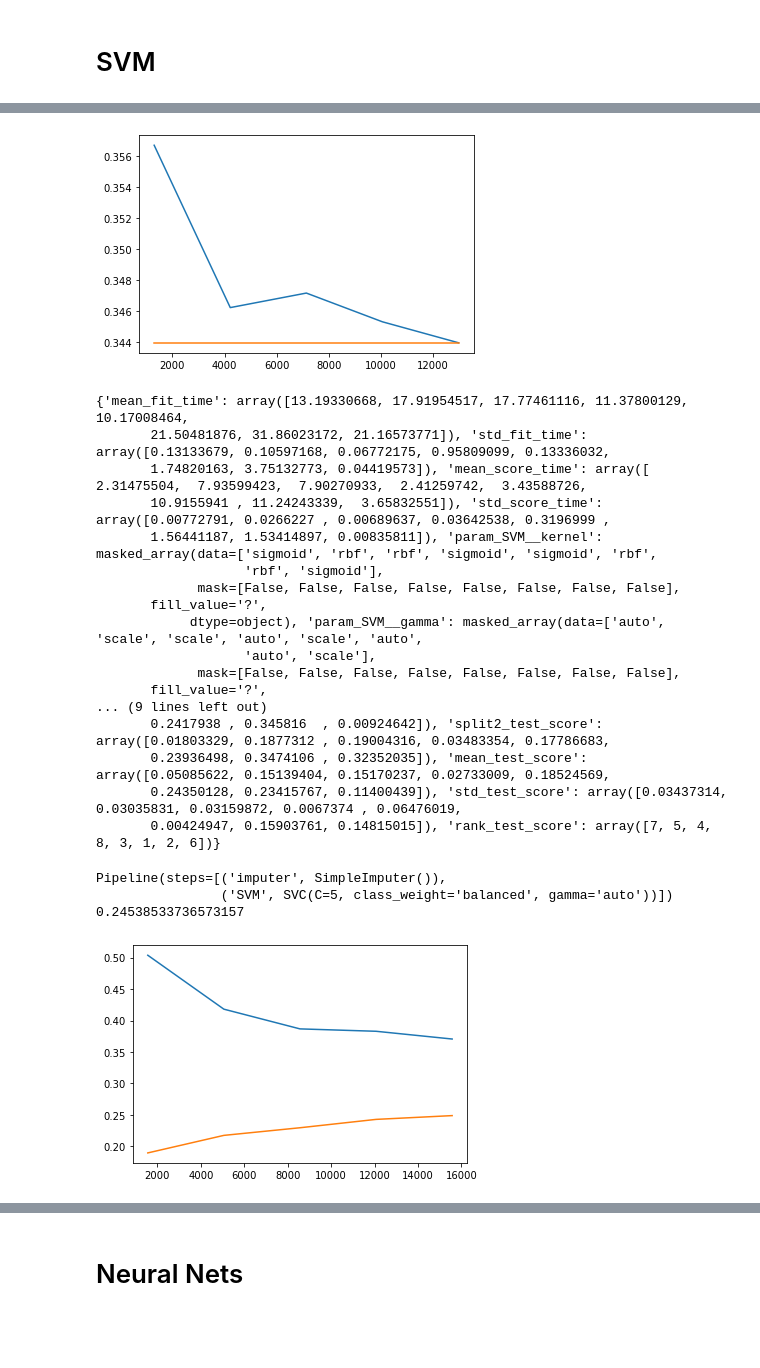
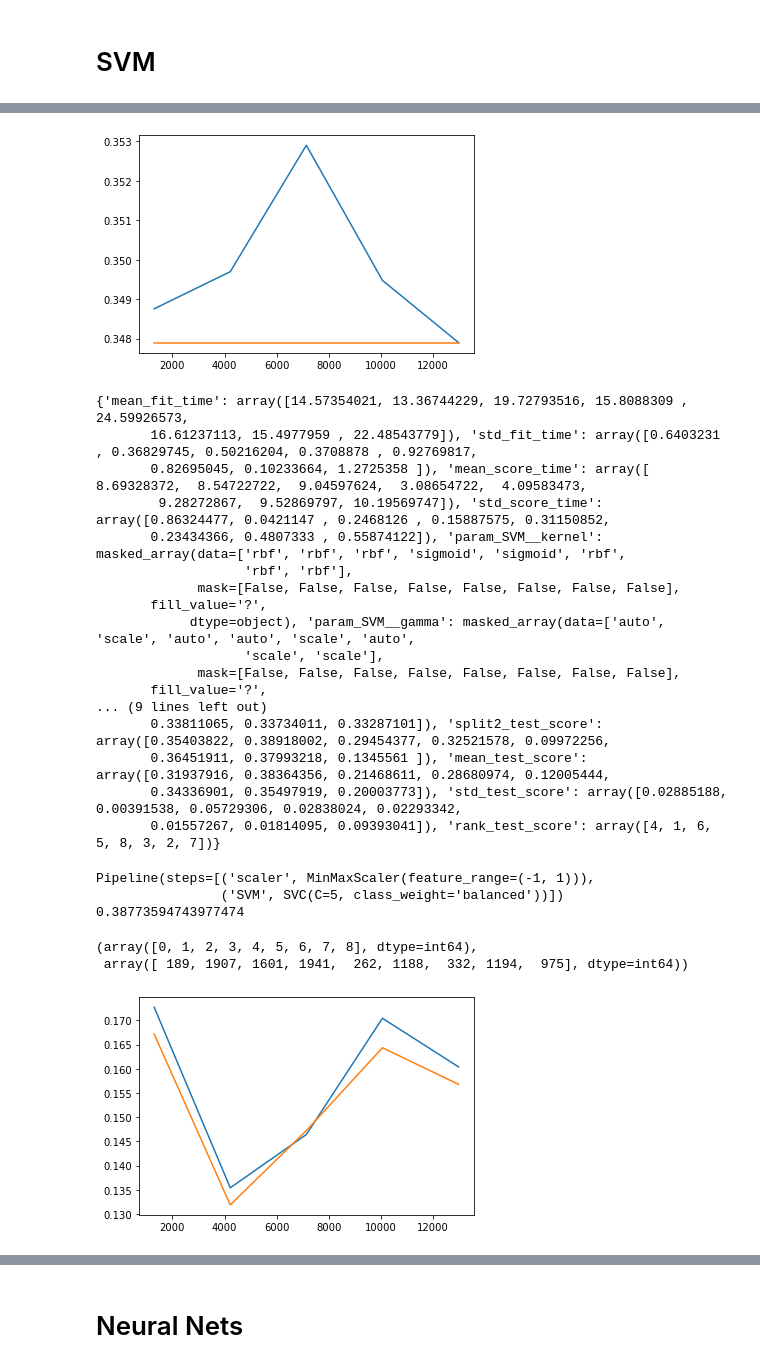
Before and after one commit to WilsJT/Self-Driving, a Jupyter notebook: test.ipynb, the cells around one changed output, grey strips where cells are left out. Cells and saved outputs as stored; diff of their text form; code cells hidden in the pictures; blank space fills up the shorter version.

Commit message:
updated test notebook and reuploaded data

```diff
--- a/test.ipynb
+++ b/test.ipynb
@@ -18,7 +17,7 @@ from sklearn.pipeline import Pipeline
 from sklearn.preprocessing import MinMaxScaler
 from sklearn.model_selection import StratifiedKFold, GridSearchCV, RandomizedSearchCV, learning_curve, train_test_split
 # %%
-df = pd.read_csv("./data.csv")
+df = pd.read_csv("./self-driving-data.csv")
 df.drop(["Unnamed: 0"], inplace=True, axis=1)
 df
 # %% [output]
@@ -60,17 +59,14 @@ plt.show()
 # %%
 KNN = KNeighborsClassifier()
 params = {
-    'KNN__n_neighbors': [3, 5, 7],
-    'KNN__algorithm': ["ball_tree", "kd_tree"],
-    'KNN__leaf_size': [8, 16, 32],
-    'KNN__metric': ["euclidean", "minkowski", "manhattan"],
-    'KNN__p': [1, 2],
+    'n_neighbors': [3, 5, 7],
+    'algorithm': ["ball_tree", "kd_tree"],
+    'leaf_size': [8, 16, 32],
+    'metric': ["euclidean", "minkowski", "manhattan"],
+    'p': [1, 2],
 }
 
-imp = SimpleImputer(missing_values=np.nan, strategy="mean")
-pipe = Pipeline(steps=[("imputer", imp), ("KNN", KNN)])
-
-grid = GridSearchCV(pipe, params, scoring="accuracy", cv=StratifiedKFold(3), verbose=1)
+grid = GridSearchCV(KNN, params, scoring="accuracy", cv=StratifiedKFold(3))
 grid.fit(X_train, y_train)
 
 print(grid.cv_results_)
@@ -126,17 +124,14 @@ plt.show()
 # %%
 rf = RandomForestClassifier()
 params = {
-    'RF__n_estimators': [50, 100, 150],
-    'RF__criterion': ["gini", "log_loss", "entropy"],
-    'RF__max_depth': [None, 5, 10],
-    'RF__max_features': ["sqrt", "log2", "None"],
-    'RF__max_leaf_nodes': [None, 8, 10, 16, 32],
+    'n_estimators': [50, 100, 150],
+    'criterion': ["gini", "log_loss", "entropy"],
+    'max_depth': [None, 5, 10],
+    'max_features': ["sqrt", "log2", "None"],
+    'max_leaf_nodes': [None, 8, 10, 16, 32],
 }
 
-imp = SimpleImputer(missing_values=np.nan, strategy="mean")
-pipe = Pipeline(steps=[("imputer", imp), ("RF", rf)])
-
-grid = GridSearchCV(pipe, params, scoring="accuracy", cv=StratifiedKFold(3))
+grid = GridSearchCV(rf, params, scoring="accuracy", cv=StratifiedKFold(3))
 grid.fit(X_train, y_train)
 
 print(grid.cv_results_)
@@ -201,5 +196,5 @@ plt.plot(training_examples, np.mean(train_score, axis=1), label="train_score")
 plt.plot(training_examples, np.mean(valid_score, axis=1), label="valid_score")
 plt.show()
 # %% [output]
-[figure, old version]
+[figure, new version]
 # %%
@@ -215,45 +210,50 @@ params = {
     'SVM__class_weight': ["balanced"],
 }
 
-# imp = SimpleImputer(missing_values=np.nan, strategy="mean")
-pipe = Pipeline(steps=[("imputer", imp), ("SVM", svm)])
+
+pipe = Pipeline(steps=[("scaler", scaler), ("SVM", svm)])
 
 rscv = RandomizedSearchCV(pipe, params, scoring="accuracy", cv=StratifiedKFold(3), n_iter=8)
 rscv.fit(X_train, y_train)
 
 print(rscv.cv_results_)
 # %% [output]
-{'mean_fit_time': array([13.19330668, 17.91954517, 17.77461116, 11.37800129, 10.17008464,
-       21.50481876, 31.86023172, 21.16573771]), 'std_fit_time': array([0.13133679, 0.10597168, 0.06772175, 0.95809099, 0.13336032,
-       1.74820163, 3.75132773, 0.04419573]), 'mean_score_time': array([ 2.31475504,  7.93599423,  7.90270933,  2.41259742,  3.43588726,
-       10.9155941 , 11.24243339,  3.65832551]), 'std_score_time': array([0.00772791, 0.0266227 , 0.00689637, 0.03642538, 0.3196999 ,
-       1.56441187, 1.53414897, 0.00835811]), 'param_SVM__kernel': masked_array(data=['sigmoid', 'rbf', 'rbf', 'sigmoid', 'sigmoid', 'rbf',
-                   'rbf', 'sigmoid'],
+{'mean_fit_time': array([14.57354021, 13.36744229, 19.72793516, 15.8088309 , 24.59926573,
+       16.61237113, 15.4977959 , 22.48543779]), 'std_fit_time': array([0.6403231 , 0.36829745, 0.50216204, 0.3708878 , 0.92769817,
+       0.82695045, 0.10233664, 1.2725358 ]), 'mean_score_time': array([ 8.69328372,  8.54722722,  9.04597624,  3.08654722,  4.09583473,
+        9.28272867,  9.52869797, 10.19569747]), 'std_score_time': array([0.86324477, 0.0421147 , 0.2468126 , 0.15887575, 0.31150852,
+       0.23434366, 0.4807333 , 0.55874122]), 'param_SVM__kernel': masked_array(data=['rbf', 'rbf', 'rbf', 'sigmoid', 'sigmoid', 'rbf',
+                   'rbf', 'rbf'],
              mask=[False, False, False, False, False, False, False, False],
        fill_value='?',
-            dtype=object), 'param_SVM__gamma': masked_array(data=['auto', 'scale', 'scale', 'auto', 'scale', 'auto',
-                   'auto', 'scale'],
+            dtype=object), 'param_SVM__gamma': masked_array(data=['auto', 'scale', 'auto', 'auto', 'scale', 'auto',
+                   'scale', 'scale'],
              mask=[False, False, False, False, False, False, False, False],
        fill_value='?',
 ... (9 lines left out)
-       0.2417938 , 0.345816  , 0.00924642]), 'split2_test_score': array([0.01803329, 0.1877312 , 0.19004316, 0.03483354, 0.17786683,
-       0.23936498, 0.3474106 , 0.32352035]), 'mean_test_score': array([0.05085622, 0.15139404, 0.15170237, 0.02733009, 0.18524569,
-       0.24350128, 0.23415767, 0.11400439]), 'std_test_score': array([0.03437314, 0.03035831, 0.03159872, 0.0067374 , 0.06476019,
-       0.00424947, 0.15903761, 0.14815015]), 'rank_test_score': array([7, 5, 4, 8, 3, 1, 2, 6])}
+       0.33811065, 0.33734011, 0.33287101]), 'split2_test_score': array([0.35403822, 0.38918002, 0.29454377, 0.32521578, 0.09972256,
+       0.36451911, 0.37993218, 0.1345561 ]), 'mean_test_score': array([0.31937916, 0.38364356, 0.21468611, 0.28680974, 0.12005444,
+       0.34336901, 0.35497919, 0.20003773]), 'std_test_score': array([0.02885188, 0.00391538, 0.05729306, 0.02838024, 0.02293342,
+       0.01557267, 0.01814095, 0.09393041]), 'rank_test_score': array([4, 1, 6, 5, 8, 3, 2, 7])}
 # %%
 print(rscv.best_estimator_)
 print(rscv.score(X_test, y_test))
 # %% [output]
-Pipeline(steps=[('imputer', SimpleImputer()),
-                ('SVM', SVC(C=5, class_weight='balanced', gamma='auto'))])
-0.24538533736573157
+Pipeline(steps=[('scaler', MinMaxScaler(feature_range=(-1, 1))),
+                ('SVM', SVC(C=5, class_weight='balanced'))])
+0.38773594743977474
+# %%
+np.unique(rscv.predict(X_test), return_counts=True)
+# %% [output]
+(array([0, 1, 2, 3, 4, 5, 6, 7, 8], dtype=int64),
+ array([ 189, 1907, 1601, 1941,  262, 1188,  332, 1194,  975], dtype=int64))
 # %%
-training_examples, train_score, valid_score = learning_curve(rscv.best_estimator_[1], X_train, y_train)
+training_examples, train_score, valid_score = learning_curve(rscv.best_estimator_[1], X_train, y_train, cv=StratifiedKFold(3))
 plt.plot(training_examples, np.mean(train_score, axis=1), label="train_score")
 plt.plot(training_examples, np.mean(valid_score, axis=1), label="valid_score")
 plt.show()
 # %% [output]
-[figure, old version]
+[figure, new version]
 # %%
 # Linear L2, Hinge loss
 svm_h = LinearSVC()
```
Also changed, not shown: parts of 56 cells of this notebook, 1 other file.
